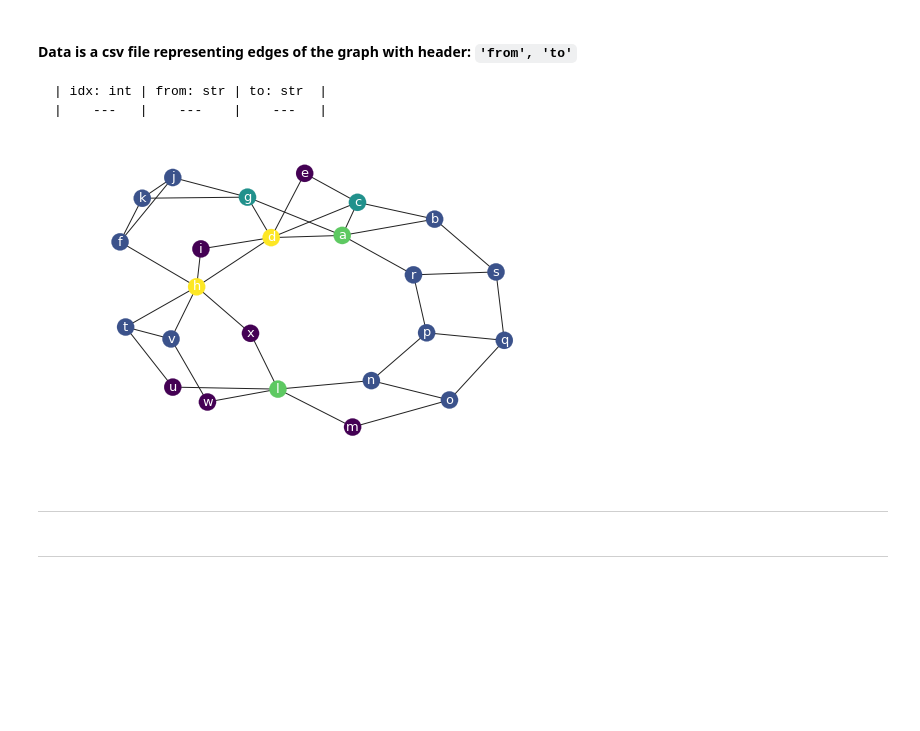
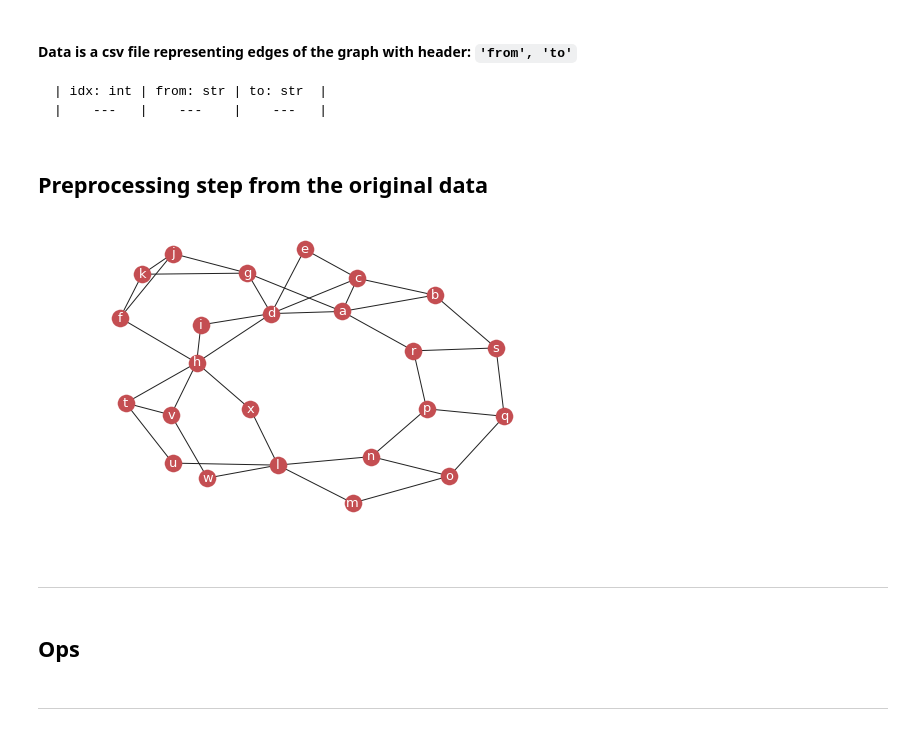
Before and after one commit to CermakM/graph-colouring, a Jupyter notebook: coloring.ipynb, the cells around one changed output. Saved outputs shown, nothing was run; the diff lists cells and outputs as text; code cells hidden in the pictures; blank space fills up the shorter version.

```diff
--- a/coloring.ipynb
+++ b/coloring.ipynb
@@ -31,16 +29,26 @@ edges = pd.read_csv("data.edges.csv")[["from", "to"]]  # given graph
+# %% [markdown]
+## Preprocessing step from the original data
+# %%
+with open("data_raw/data.orig.json", 'r') as f:
+    data = json.load(f)
+
+edge_dict = data['biedges']
+edges = pd.DataFrame(edge_dict).drop(['controlX', 'controlY'], axis=1)
 # %%
 net = nx.Graph()  # create graph
 
 net.add_edges_from(edges.values)  # add edges
 # %%
 nx.draw_kamada_kawai(net,
-                     node_color=[deg for _, deg in net.degree()],
+#                      node_color=[deg for _, deg in net.degree()],  # colour by degree
                      labels={vid: vid for vid in list(net)},
                      font_color='w', font_size=13)
 # %% [output]
-[figure, old version]
+[figure, new version]
 # %% [markdown]
 ---
+# %% [markdown]
+## Ops
 # %% [markdown]
 ---
 # %%
```
Also changed, not shown: parts of 5 cells of this notebook, 5 other files.
